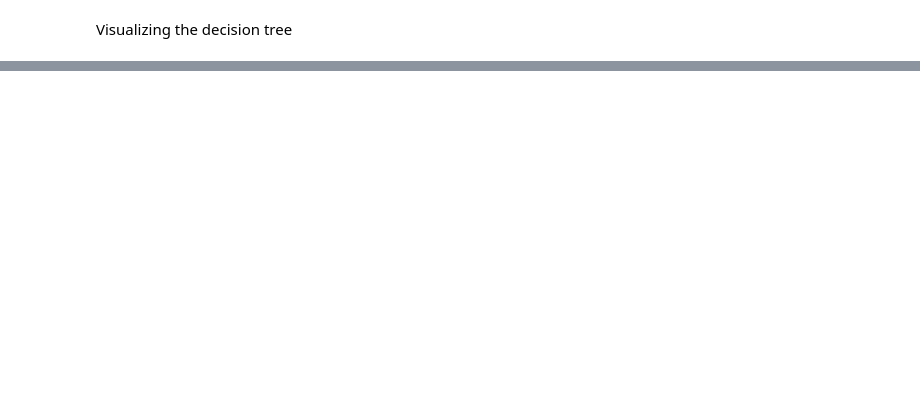
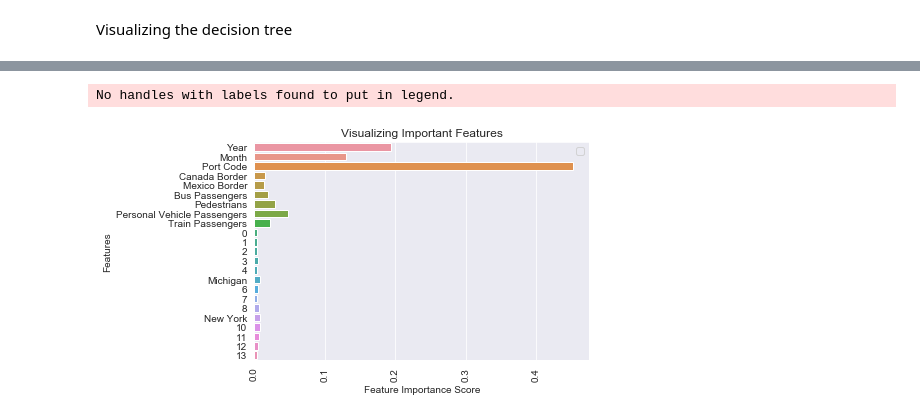
Before and after one commit to rnaua/DMML2019_Team_Swatch, a Jupyter notebook: code/Decision_tree final.ipynb, the cells around one changed output, grey strips where cells are left out. Cells and saved outputs as stored; diff of their text form; code cells hidden in the pictures; blank space fills up the shorter version.

```diff
--- a/code/Decision_tree final.ipynb
+++ b/code/Decision_tree final.ipynb
@@ -384,3 +379,7 @@ No handles with labels found to put in legend.
 #('Year', 0.0731548912786358),
 #('Month', 0.019376579588185828),
 #('Mexico Border', 0.0)]
+# %%
+rfc = RandomForestClassifier(n_jobs=2, random_state=0)
+# %%
+rfc.fit(X_train, y_train)
@@ -386,0 +418,16 @@ No handles with labels found to put in legend.
+# %%
+import matplotlib.pyplot as plt
+import seaborn as sns
+%matplotlib inline
+# Creating a bar plot
+sns.barplot(x=rfc.feature_importances_,y=X_train.columns)
+# Add labels to your graph
+plt.xlabel('Feature Importance Score')
+plt.ylabel('Features')
+plt.title("Visualizing Important Features")
+plt.legend()
+plt.xticks(rotation=90)
+plt.show()
+# %% [output]
+No handles with labels found to put in legend.
+[figure, added]
```
Also changed, not shown: parts of 10 cells of this notebook, 1 other file.
